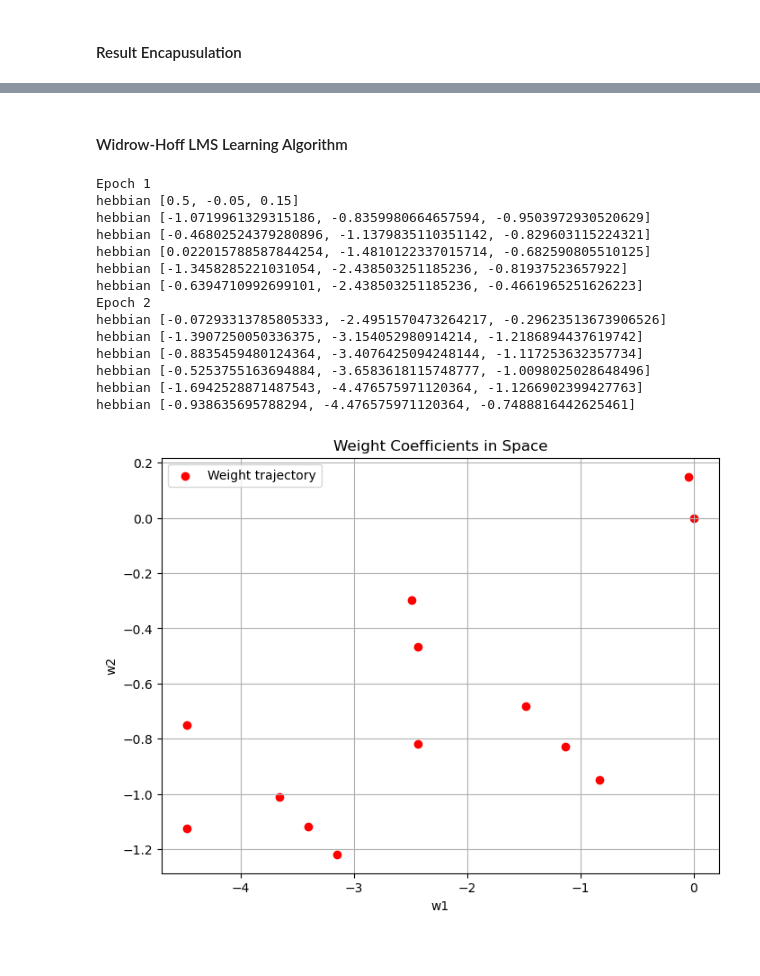
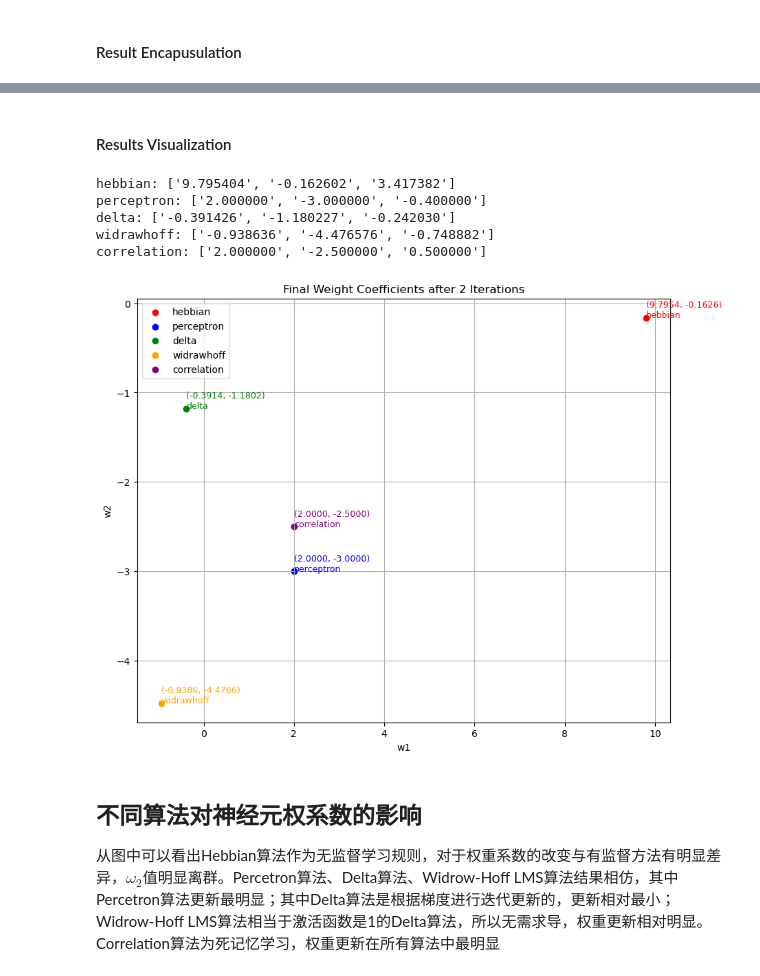
Before and after one commit to scpsyl/Artificial_NN_Hw, a Jupyter notebook: Homework1/Task1.ipynb, the cells around one changed output, grey strips where cells are left out. Saved outputs shown, nothing was run; the diff lists cells and outputs as text; code cells hidden in the pictures; blank space fills up the shorter version.

```diff
--- a/Homework1/Task1.ipynb
+++ b/Homework1/Task1.ipynb
@@ -81,31 +81,33 @@ def widrawhoff(w,x,d,eta):
     w1 = [ww+(d-o)*xx for ww,xx in zip(w,x1)]
     return w1
 
-def correlation(w,x,d,eta):
-    x1 = [1,x[0],x[1]]
-    w1 = eta * [ww+d*xx for ww,xx in zip(w,x1)]
+def correlation(w, x, d, eta):
+    x1 = [1, x[0], x[1]]
+    w1 = [ww + eta * d * xx for ww, xx in zip(w, x1)]
     return w1
 # %% [markdown]
 #### Result Encapusulation
 # %%
-def Result_Encapsulation(wb,eta, xdim,ddim,func):
+def Result_Encapsulation(wb, eta, xdim, ddim, func):
     weights = [wb.copy()]
-    for epoch in range(2):  # 进行两轮训练
-        print(f"Epoch {epoch + 1}")
+    for epoch in range(2):
         for x, d in zip(xdim, ddim):
             wb = func(wb, x, d, eta)
-            weights.append(wb.copy())
-            print("hebbian", wb)
+    print(f"{func.__name__}: {[f'{w:.6f}' for w in wb]}")
+    return wb, func.__name__
 
-    weights = array(weights)
+def visualize_results(results):
+    plt.figure(figsize=(10, 8))
+    colors = ['red', 'blue', 'green', 'orange', 'purple', 'brown', 'pink']
 
-    plt.figure(figsize=(8, 6))
-    # plt.plot(weights[:, 1], weights[:, 2], 'bo-', label='Weight trajectory')
-    plt.scatter(weights[:, 1], weights[:, 2], c='red', label='Weight trajectory')
+    for i, (wb, func_name) in enumerate(results):
+        color = colors[i % len(colors)]
+        plt.scatter(wb[0], wb[1], c=color, label=func_name)
+        plt.text(wb[0], wb[1], f'({wb[0]:.4f}, {wb[1]:.4f})\n{func_name}', fontsize=9, color=color)
 
     plt.xlabel('w1')
     plt.ylabel('w2')
-    plt.title('Weight Coefficients in Space')
+    plt.title('Final Weight Coefficients after 2 Iterations')
     plt.legend()
     plt.grid(True)
     plt.show()
@@ -172,20 +114,20 @@ hebbian [-0.3914255388151867, -1.1802271835353202, -0.24203026456773163]
-# %% [markdown]
-#### Widrow-Hoff LMS Learning Algorithm
-# %%
-Result_Encapsulation(wb,eta,xdim,ddim,widrawhoff)
-# %% [output]
-Epoch 1
-hebbian [0.5, -0.05, 0.15]
-hebbian [-1.0719961329315186, -0.8359980664657594, -0.9503972930520629]
-hebbian [-0.46802524379280896, -1.1379835110351142, -0.829603115224321]
-hebbian [0.022015788587844254, -1.4810122337015714, -0.682590805510125]
-hebbian [-1.3458285221031054, -2.438503251185236, -0.81937523657922]
-hebbian [-0.6394710992699101, -2.438503251185236, -0.4661965251626223]
-Epoch 2
-hebbian [-0.07293313785805333, -2.4951570473264217, -0.29623513673906526]
-hebbian [-1.3907250050336375, -3.154052980914214, -1.2186894437619742]
-hebbian [-0.8835459480124364, -3.4076425094248144, -1.117253632357734]
-hebbian [-0.5253755163694884, -3.6583618115748777, -1.0098025028648496]
-hebbian [-1.6942528871487543, -4.476575971120364, -1.1266902399427763]
-hebbian [-0.938635695788294, -4.476575971120364, -0.7488816442625461]
-[figure, removed]
+# %% [markdown]
+#### Results Visualization
+# %%
+results = []
+results.append(Result_Encapsulation(wb,eta,xdim,ddim,hebbian))
+results.append(Result_Encapsulation(wb,eta,xdim,ddim,perceptron))
+results.append(Result_Encapsulation(wb,eta,xdim,ddim,delta))
+results.append(Result_Encapsulation(wb,eta,xdim,ddim,widrawhoff))
+results.append(Result_Encapsulation(wb,eta,xdim,ddim,correlation))
+visualize_results(results)
+# %% [output]
+hebbian: ['9.795404', '-0.162602', '3.417382']
+perceptron: ['2.000000', '-3.000000', '-0.400000']
+delta: ['-0.391426', '-1.180227', '-0.242030']
+widrawhoff: ['-0.938636', '-4.476576', '-0.748882']
+correlation: ['2.000000', '-2.500000', '0.500000']
+[figure, added]
+# %% [markdown]
+## 不同算法对神经元权系数的影响
+从图中可以看出Hebbian算法作为无监督学习规则，对于权重系数的改变与有监督方法有明显差异，$\omega_2$值明显离群。Percetron算法、Delta算法、Widrow-Hoff LMS算法结果相仿，其中Percetron算法更新最明显；其中Delta算法是根据梯度进行迭代更新的，更新相对最小；Widrow-Hoff LMS算法相当于激活函数是1的Delta算法，所以无需求导，权重更新相对明显。Correlation算法为死记忆学习，权重更新在所有算法中最明显
```
Also changed, not shown: parts of 6 cells of this notebook.
